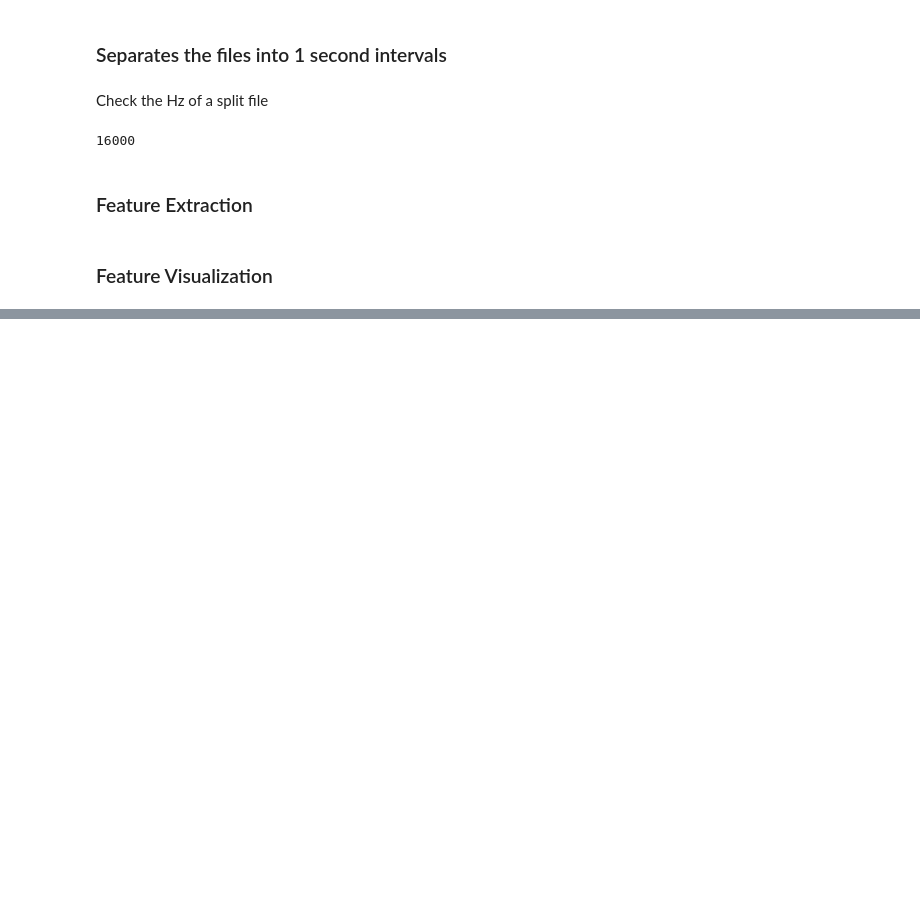
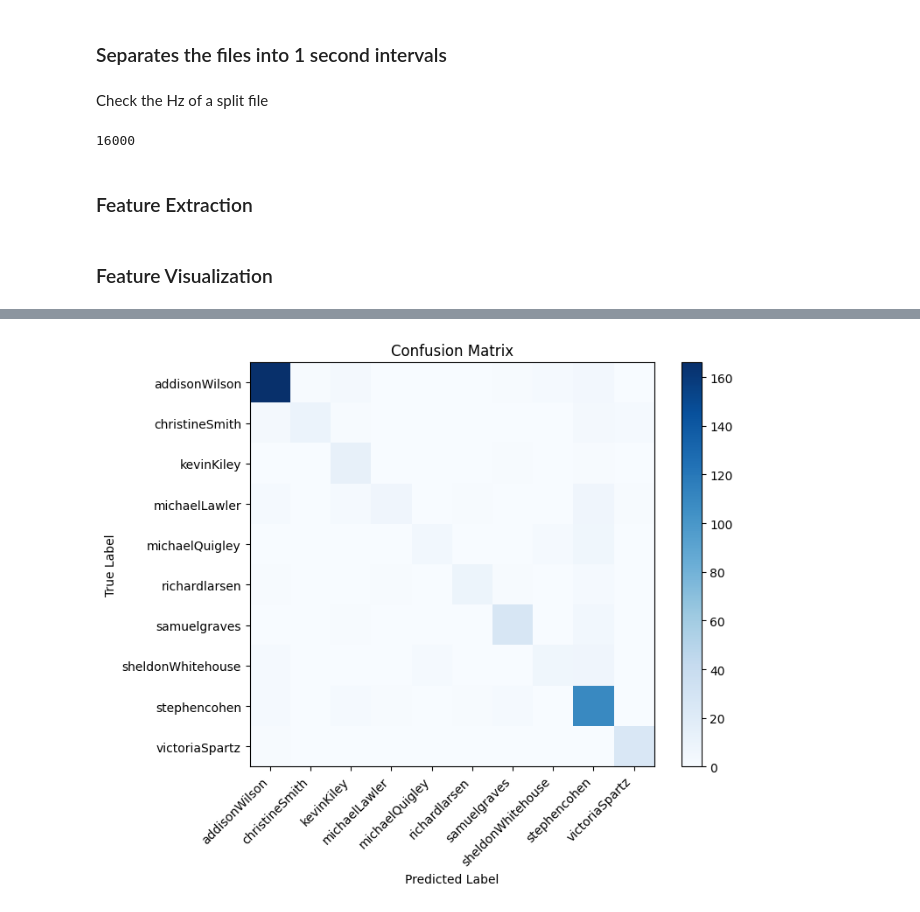
Before and after one commit to ryan-birm/congressional_voice_classification, a Jupyter notebook: voice_creation.ipynb, the cells around one changed output, grey strips where cells are left out. Drawn from its saved outputs; the diff is of its cells as text; code cells hidden in the pictures; blank space fills up the shorter version.

```diff
--- a/voice_creation.ipynb
+++ b/voice_creation.ipynb
@@ -129,8 +130,8 @@ features, labels = feature_extract(proccesed_data_dir)
 # %% [markdown]
 ### Feature Visualization
 # %%
-for feature_set, label in zip(features, (x for x in len(labels) if x%100 == 0)):
+for feature_set, label in zip(features, labels[74:150]):
     print(f"Label: {label}, Features Shape: {feature_set.shape}")
-    print(feature_set)  # Optionally print the actual features
+    print(feature_set[0])  # Optionally print the actual features
     print("-" * 40)  # Separator for readability
 # %% [output]
@@ -137,0 +295,19 @@ TypeError: 'int' object is not iterable
+# %%
+plt.figure(figsize=(8, 6))
+
+# Display the confusion matrix using imshow
+plt.imshow(conf_matrix, cmap="Blues", interpolation="nearest")
+plt.colorbar()
+
+# Use label_encoder.classes_ for the labels to match the classes in the matrix
+plt.xticks(np.arange(len(label_encoder.classes_)), label_encoder.classes_, rotation=45, ha="right")
+plt.yticks(np.arange(len(label_encoder.classes_)), label_encoder.classes_)
+
+plt.title("Confusion Matrix")
+plt.xlabel("Predicted Label")
+plt.ylabel("True Label")
+
+# Show the plot
+plt.show()
+# %% [output]
+[figure, added]
```
Also changed, not shown: parts of 15 cells of this notebook, 2 other files.
